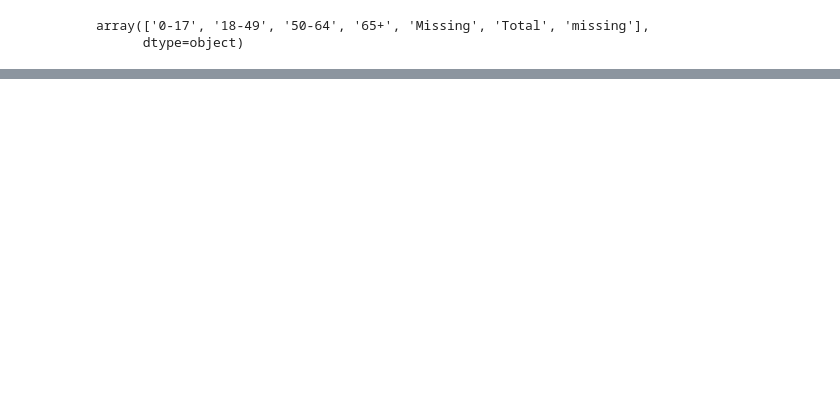
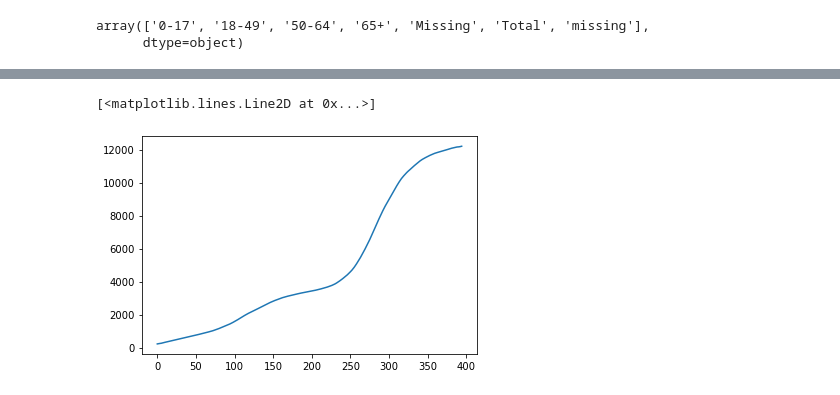
Before and after one commit to sj-ucsd/ECE227_SEIR, a Jupyter notebook: Preprocessing.ipynb, the cells around one changed output, grey strips where cells are left out. Cells and saved outputs as stored; diff of their text form; code cells hidden in the pictures; blank space fills up the shorter version.

```diff
--- a/Preprocessing.ipynb
+++ b/Preprocessing.ipynb
@@ -62,27 +73,34 @@ for i in ages:
 # %%
 #obtain Death data
 
 ages = ['0-17', '18-49', '50-64', '65+']
 
 D = dict()
 for i in ages:
     age_group = age_df[age_df['demographic_value'] == i]
     Di = []
 
     #first day
     Di.append(age_group['deaths'].iloc[0])
 
     #for first day 1-7, do average of its neighbors
     for k in range(1, 7):
         Di.append(np.mean(age_group['deaths'].iloc[k-1:k+1]))
 
     #moving average of windows of t = 15
     for k in range(7, len(age_group['deaths'])-7):
         Di.append(np.mean(age_group['deaths'].iloc[k-7:k+7]))
 
     #for last -7 to -1 days do average of its neighbors
     for k in range(len(age_group['deaths'])-7, len(age_group['deaths'])-1):
         Di.append(np.mean(age_group['deaths'].iloc[k-1:k+1]))
     #for last day, just append the value
     Di.append(age_group['deaths'].iloc[Days-1])
     D[i] = Di
+#plt.plot(range(len(D['0-17'])),D['0-17'])
+#plt.plot(range(len(D['18-49'])),D['18-49'])
+plt.plot(range(len(D['50-64'])),D['50-64'])
+#plt.plot(range(len(D['65+'])),D['65+'])
+# %% [output]
+[<matplotlib.lines.Line2D at 0x...>]
+[figure, added]
```
Also changed, not shown: parts of 10 cells of this notebook.
